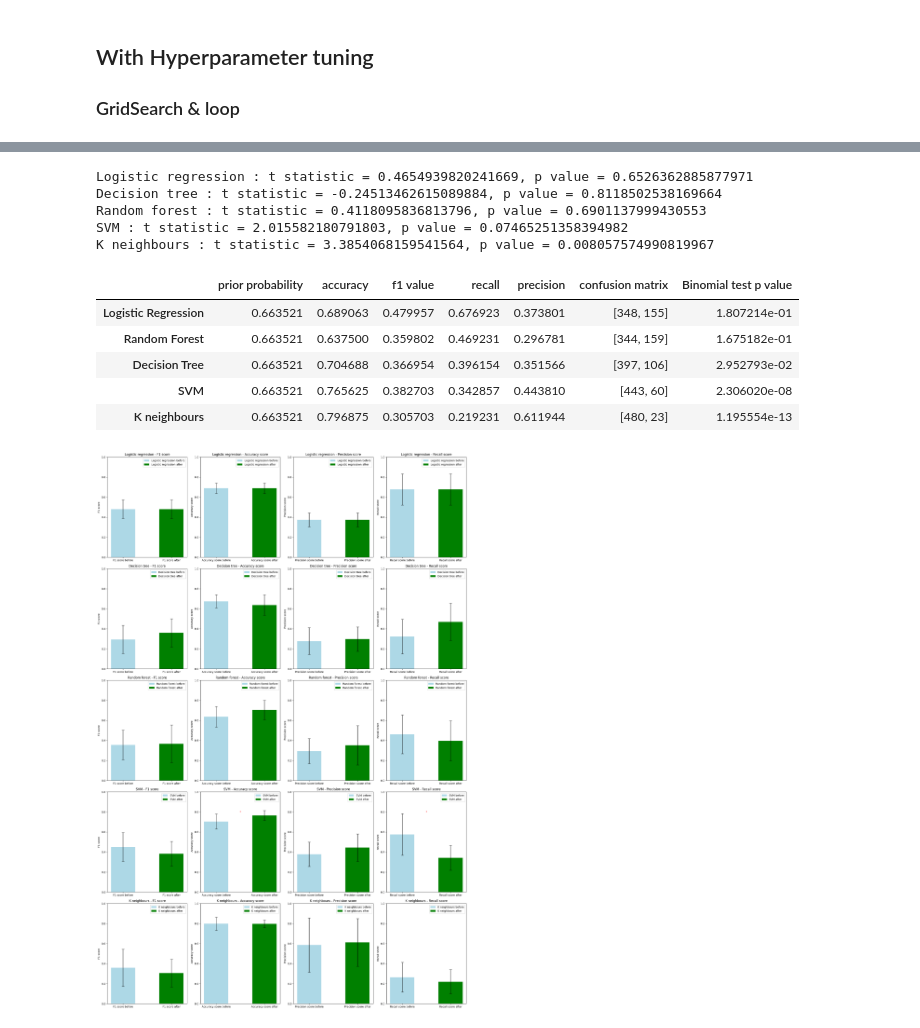
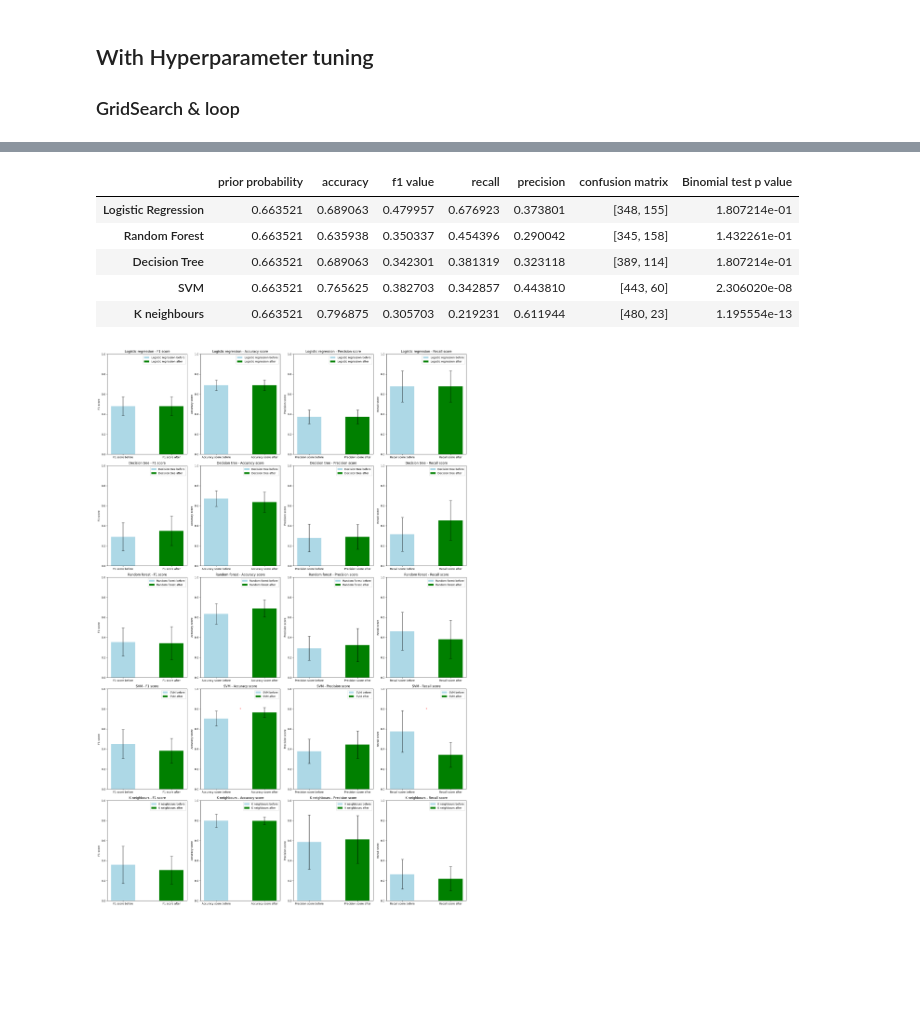
Before and after one commit to sophiak12/Individual_Project, a Jupyter notebook: src/models.ipynb, the cells around one changed output, grey strips where cells are left out. Saved outputs shown, nothing was run; the diff lists cells and outputs as text; code cells hidden in the pictures; blank space fills up the shorter version.

```diff
--- a/src/models.ipynb
+++ b/src/models.ipynb
@@ -223,10 +222,6 @@ for i in range(5):
     values= pd.DataFrame([[p, accuracyValues[i],f1Scores[i], recallValues[i], precisionValues[i],confusionMatrices[i][0],result.pvalue]])
     binomialTestResults = pd.concat([binomialTestResults,values])
 
-    # T test of accuracies for all k folds vs prior probability
-    tStatistic, pValue = scipy.stats.ttest_ind(a=listsOfAccuracies[i], b=p, equal_var=True)
-    print(f'{algorithmName[i]} : t statistic = {tStatistic}, p value = {pValue}')
-
 
 binomialTestResults.rename(columns={0: 'prior probability', 1: 'accuracy', 2: 'f1 value',3: 'recall', 4: 'precision', 5: 'confusion matrix', 6: 'Binomial test p value'}, inplace=True)
 binomialTestResults.index = algorithmName
@@ -381,43 +319,34 @@ for modelName, (model, parameters) in models.items():
 # %%
 
 binomialTestResultsGrid = pd.DataFrame()
 for i in range(5):
     algorithm = algorithms[i]
     testSetSize = y.size
     trueNeg = confusionMatricesGrid[i][0][0]  #correct male (got 0 is 0)
     falsePos = confusionMatricesGrid[i][0][1] #wrong male    (got 1 is 0)
     falseNeg = confusionMatricesGrid[i][1][0] #wrong female  (got 0 is 1)
     truePos = confusionMatricesGrid[i][1][1]  #c0rrect female (got 1 is 1)
 
     totalMale,totalFemale = pd.DataFrame(y).value_counts()
     wholeSetFemaleProb = totalFemale/y.size
     wholeSetMaleProb = totalMale/y.size
 
     noOfSuccesses = trueNeg + truePos
     p = ((wholeSetFemaleProb**2) + (wholeSetMaleProb**2))
 
     result = stats.binomtest(noOfSuccesses, n=testSetSize, p=p)
     values= pd.DataFrame([[p, accuracyValuesGrid[i],f1ScoresGrid[i], recallValuesGrid[i], precisionValuesGrid[i], confusionMatricesGrid[i][0],result.pvalue]])
     binomialTestResultsGrid = pd.concat([binomialTestResultsGrid,values])
 
-    # T test of accuracies for all k folds vs prior probability
-    tStatistic, pValue = scipy.stats.ttest_ind(a=listsOfAccuraciesGrid[i], b=p, equal_var=True)
-    print(f'{modelNames[i]} : t statistic = {tStatistic}, p value = {pValue}')
-
 
 binomialTestResultsGrid.rename(columns={0: 'prior probability', 1: 'accuracy', 2: 'f1 value',3: 'recall', 4: 'precision', 5: 'confusion matrix', 6: 'Binomial test p value'}, inplace=True)
 binomialTestResultsGrid.index = algorithmName
 display(binomialTestResultsGrid)
 # %% [output]
-Logistic regression : t statistic = 0.4654939820241669, p value = 0.6526362885877971
-Decision tree : t statistic = -0.24513462615089884, p value = 0.8118502538169664
-Random forest : t statistic = 0.4118095836813796, p value = 0.6901137999430553
-SVM : t statistic = 2.015582180791803, p value = 0.07465251358394982
-K neighbours : t statistic = 3.3854068159541564, p value = 0.008057574990819967
 |  | prior probability | accuracy | f1 value | recall | precision | confusion matrix | Binomial test p value |
 | Logistic Regression | 0.663521 | 0.689063 | 0.479957 | 0.676923 | 0.373801 | [348, 155] | 1.807214e-01 |
-| Random Forest | 0.663521 | 0.637500 | 0.359802 | 0.469231 | 0.296781 | [344, 159] | 1.675182e-01 |
-| Decision Tree | 0.663521 | 0.704688 | 0.366954 | 0.396154 | 0.351566 | [397, 106] | 2.952793e-02 |
+| Random Forest | 0.663521 | 0.635938 | 0.350337 | 0.454396 | 0.290042 | [345, 158] | 1.432261e-01 |
+| Decision Tree | 0.663521 | 0.689063 | 0.342301 | 0.381319 | 0.323118 | [389, 114] | 1.807214e-01 |
 | SVM | 0.663521 | 0.765625 | 0.382703 | 0.342857 | 0.443810 | [443, 60] | 2.306020e-08 |
 | K neighbours | 0.663521 | 0.796875 | 0.305703 | 0.219231 | 0.611944 | [480, 23] | 1.195554e-13 |
 # %%
@@ -464,4 +393,4 @@ def modelBarcharts():
 
 modelBarcharts()
 # %% [output]
-[figure, old version]
+[figure, new version]
```
Also changed, not shown: parts of 4 cells of this notebook, 1 other file.
